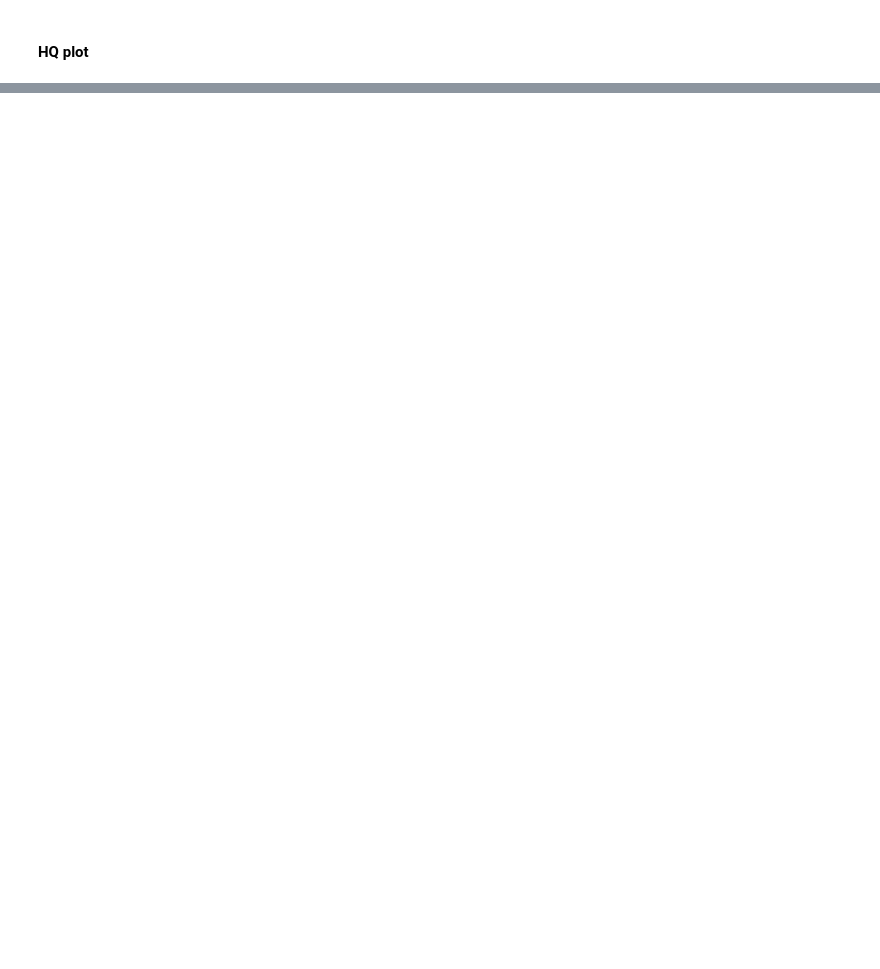
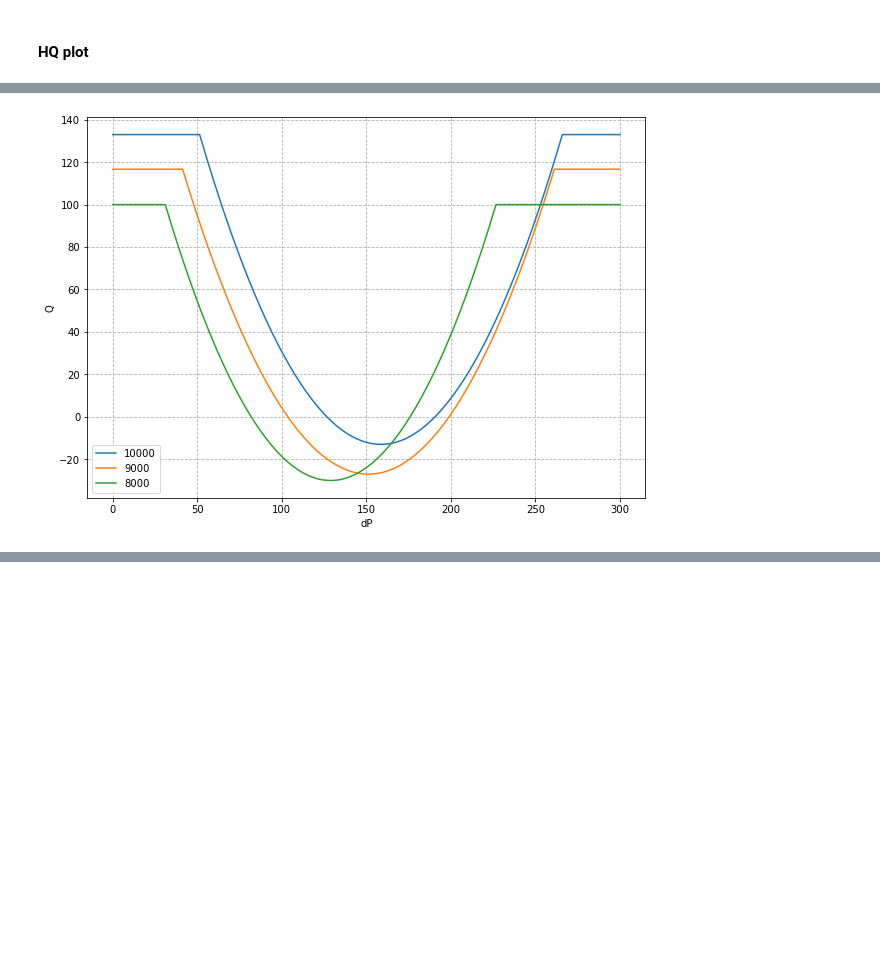
Before and after one commit to matthiaszeller/VAD-0D-DNN, a Jupyter notebook: notebooks/N1-HQ-curve-HMIII.ipynb, the cells around one changed output, grey strips where cells are left out. Saved outputs shown, nothing was run; the diff lists cells and outputs as text; code cells hidden in the pictures; blank space fills up the shorter version.

```diff
--- a/notebooks/N1-HQ-curve-HMIII.ipynb
+++ b/notebooks/N1-HQ-curve-HMIII.ipynb
@@ -144,0 +165,4 @@ plt.grid(ls='--'); plt.title("Q as function of pressure head dP");
+# %%
+mins[10000] = 133
+mins[9000] = 116.667
+mins[8000] = 100
@@ -144,0 +183,21 @@ plt.grid(ls='--'); plt.title("Q as function of pressure head dP");
+# %%
+curves = {}
+dP = np.linspace(0, 300, 1000)
+for elem in coef :
+    Q = np.polyval(coef[elem], dP)
+    curves[elem] = Q
+# %%
+# Apply the min
+curves_corrected = {}
+for RPM in curves :
+    curves_corrected[RPM] = [ min(mins[RPM], q) for q in curves[RPM] ]
+# %%
+plt.subplots(1,1,figsize=(10,7))
+dP = np.linspace(0, 300, 1000)
+for RPM in curves_corrected:
+    plt.plot(dP, curves_corrected[RPM], label=RPM)
+
+plt.grid(ls='--'); plt.xlabel("dP"); plt.ylabel("Q");
+plt.legend();
+# %% [output]
+[figure, added]
```
Also changed, not shown: parts of 10 cells of this notebook, 4 other files.
